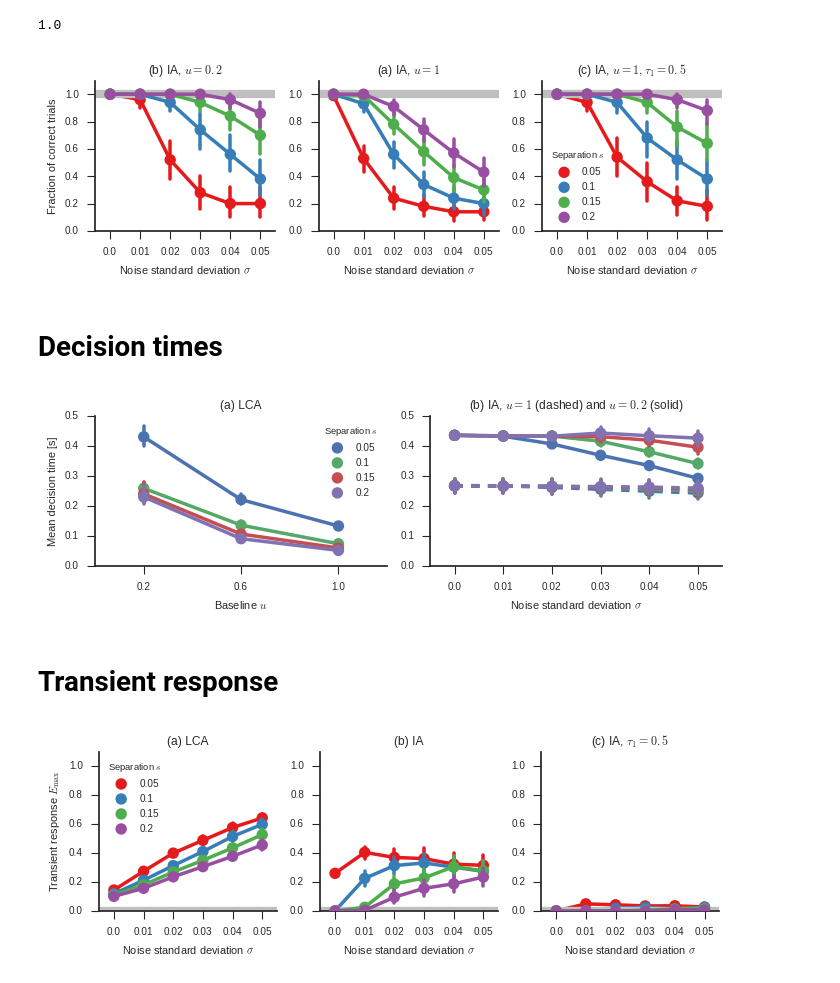
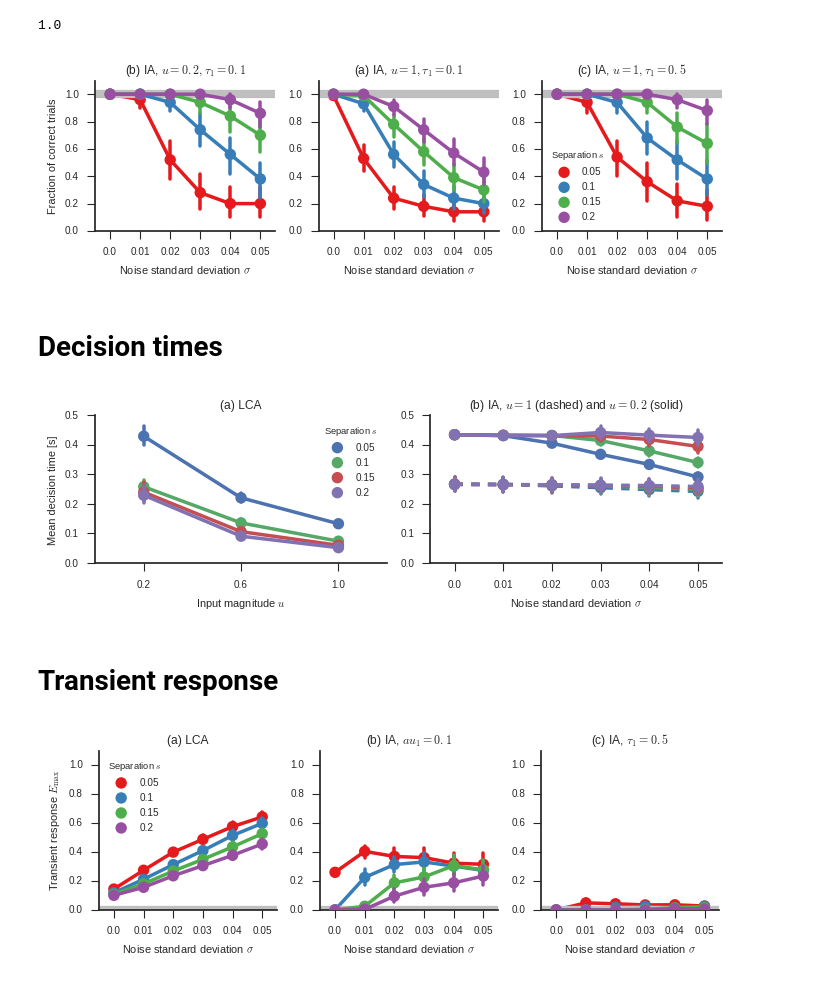
Before and after one commit to ctn-waterloo/cogsci17-decide, a Jupyter notebook: notebooks/Data based plots.ipynb, the cells around one changed output. Drawn from its saved outputs; the diff is of its cells as text; code cells hidden in the pictures.

Commit message:
Update figures and captions.

```diff
--- a/notebooks/Data based plots.ipynb
+++ b/notebooks/Data based plots.ipynb
@@ -77,8 +77,8 @@ datasets = [
     #df.query('network == "DriftDiffusion" and baseline == 1. and scale == .2 and share_thresholding_intercepts'),
 ]
 titles = [
-    r"(b) IA, $u = 0.2$",
-    r"(a) IA, $u = 1$",
+    r"(b) IA, $u = 0.2, \tau_1 = 0.1$",
+    r"(a) IA, $u = 1, \tau_1 = 0.1$",
     r"(c) IA, $u = 1, \tau_1 = 0.5$",
     #r"(d) IA, $u = 1, \tau_1 = 0.5$, identical layer 2 populations",
 ]
@@ -105,7 +105,7 @@ for i, (title, data) in enumerate(zip(titles, datasets)):
 sns.despine()
 plt.tight_layout()
 # %% [output]
-[figure, old version]
+[figure, new version]
 # %%
 savefig(fig, 'correct')
 # %% [markdown]
@@ -113,26 +113,26 @@ savefig(fig, 'correct')
 # %%
 fig = plt.figure(figsize=(full_w, col_w / 1.4))
 
 ax = plt.subplot(1, 2, 1)
 sns.pointplot('baseline', 't', 'target_sep', data=dfd.query('network == "UsherMcClelland"'))
 ax.set_title("(a) LCA")
-ax.set_xlabel("Baseline $u$")
+ax.set_xlabel("Input magnitude $u$")
 ax.set_ylabel("Mean decision time [s]")
 ax.get_legend().set_title("Separation $s$")
 
 ax = plt.subplot(1, 2, 2, sharey=ax)
 sns.pointplot('noise', 't', 'target_sep', data=dfd.query('network == "DriftDiffusion" and baseline == 0.2'))
 sns.pointplot('noise', 't', 'target_sep', data=dfd.query('network == "DriftDiffusion" and baseline == 1'),
               linestyles='--')
 ax.set_title("(b) IA, $u = 1$ (dashed) and $u = 0.2$ (solid)")
 ax.set_xlabel(r"Noise standard deviation $\sigma$")
 ax.set_ylabel("")
 ax.legend().remove()
 
 sns.despine()
 fig.tight_layout()
 # %% [output]
-[figure, old version]
+[figure, new version]
 # %%
 savefig(fig, 'time')
 # %% [markdown]
@@ -156,7 +156,7 @@ sns.pointplot('noise', 'runnerup_highest_err', 'target_sep', data=df.query('netw
               palette='Set1')
 plt.axhline(y=0., lw=6, c=(0.75, 0.75, 0.75))
 plt.ylim(0, 1.1)
-plt.title("(b) IA")
+plt.title("(b) IA, $\tau_1 = 0.1$")
 plt.xlabel(r"Noise standard deviation $\sigma$")
 plt.ylabel("")
 plt.gca().legend().remove()
@@ -175,6 +175,6 @@ sns.despine()
 
 plt.tight_layout()
 # %% [output]
-[figure, old version]
+[figure, new version]
 # %%
 savefig(fig, 'transient')
```
Also changed, not shown: parts of 2 cells of this notebook, 4 other files.
